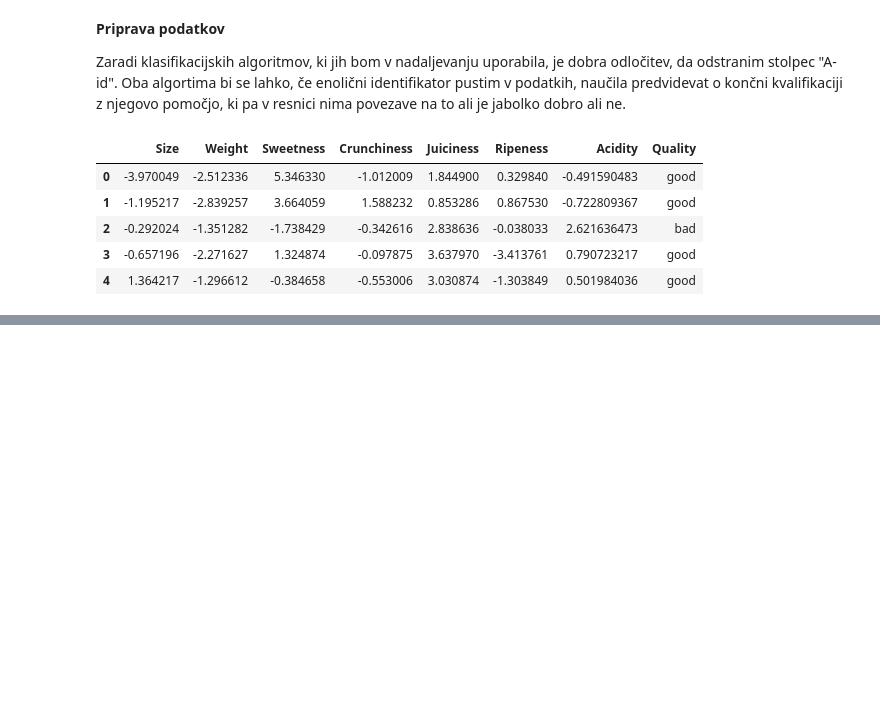
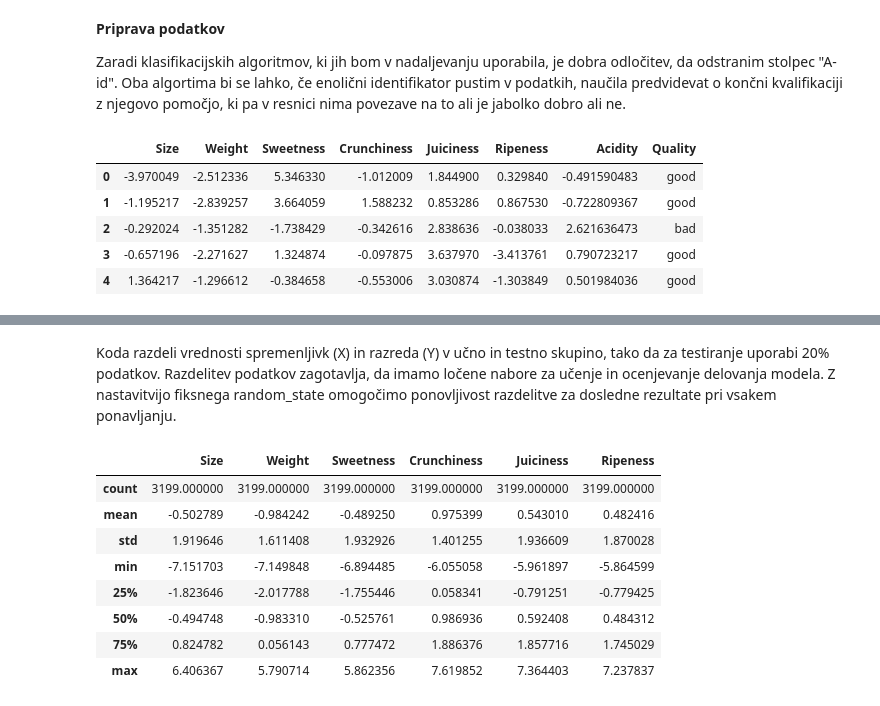
Before and after one commit to m2rij2/KKJ, a Jupyter notebook: klasifikacija-kakovosti-jabolk.ipynb, the cells around one changed output, grey strips where cells are left out. Saved outputs shown, nothing was run; the diff lists cells and outputs as text; code cells hidden in the pictures; blank space fills up the shorter version.

```diff
--- a/klasifikacija-kakovosti-jabolk.ipynb
+++ b/klasifikacija-kakovosti-jabolk.ipynb
@@ -97,0 +109,5 @@ data.head()
+# %%
+Y = data["Quality"]
+X = data.drop(columns=["Quality"])
+
+Y.head()
@@ -97,0 +130,16 @@ data.head()
+# %% [markdown]
+Koda razdeli vrednosti spremenljivk (X) in razreda (Y) v učno in testno skupino, tako da za testiranje uporabi 20% podatkov. Razdelitev podatkov zagotavlja, da imamo ločene nabore za učenje in ocenjevanje delovanja modela. Z nastavitvijo fiksnega random_state omogočimo ponovljivost razdelitve za dosledne rezultate pri vsakem ponavljanju.
+# %%
+train_X, test_X, train_Y, test_Y = train_test_split(X, Y, test_size=0.2, random_state=12)
+# %%
+train_X.describe()
+# %% [output]
+|  | Size | Weight | Sweetness | Crunchiness | Juiciness | Ripeness |
+| count | 3199.000000 | 3199.000000 | 3199.000000 | 3199.000000 | 3199.000000 | 3199.000000 |
+| mean | -0.502789 | -0.984242 | -0.489250 | 0.975399 | 0.543010 | 0.482416 |
+| std | 1.919646 | 1.611408 | 1.932926 | 1.401255 | 1.936609 | 1.870028 |
+| min | -7.151703 | -7.149848 | -6.894485 | -6.055058 | -5.961897 | -5.864599 |
+| 25% | -1.823646 | -2.017788 | -1.755446 | 0.058341 | -0.791251 | -0.779425 |
+| 50% | -0.494748 | -0.983310 | -0.525761 | 0.986936 | 0.592408 | 0.484312 |
+| 75% | 0.824782 | 0.056143 | 0.777472 | 1.886376 | 1.857716 | 1.745029 |
+| max | 6.406367 | 5.790714 | 5.862356 | 7.619852 | 7.364403 | 7.237837 |
```
Also changed, not shown: parts of 10 cells of this notebook.
